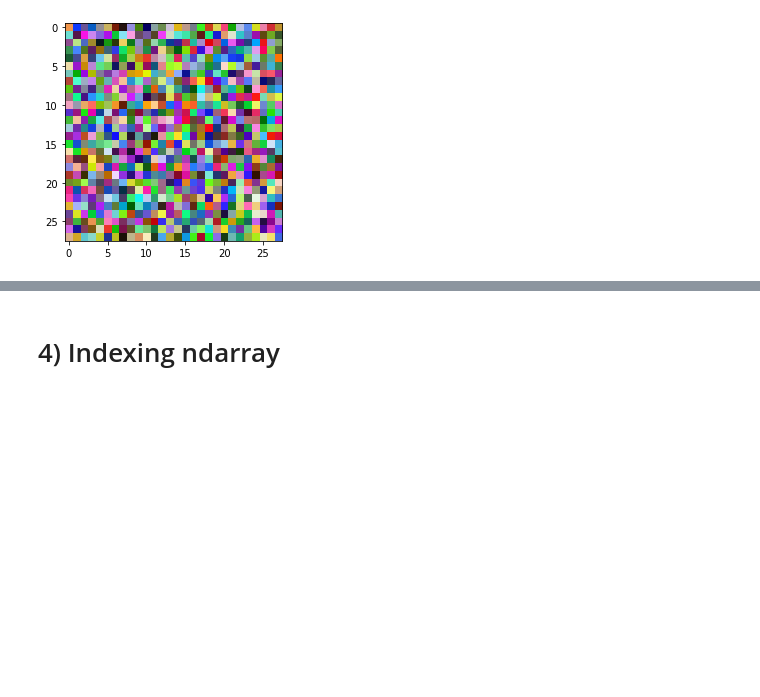
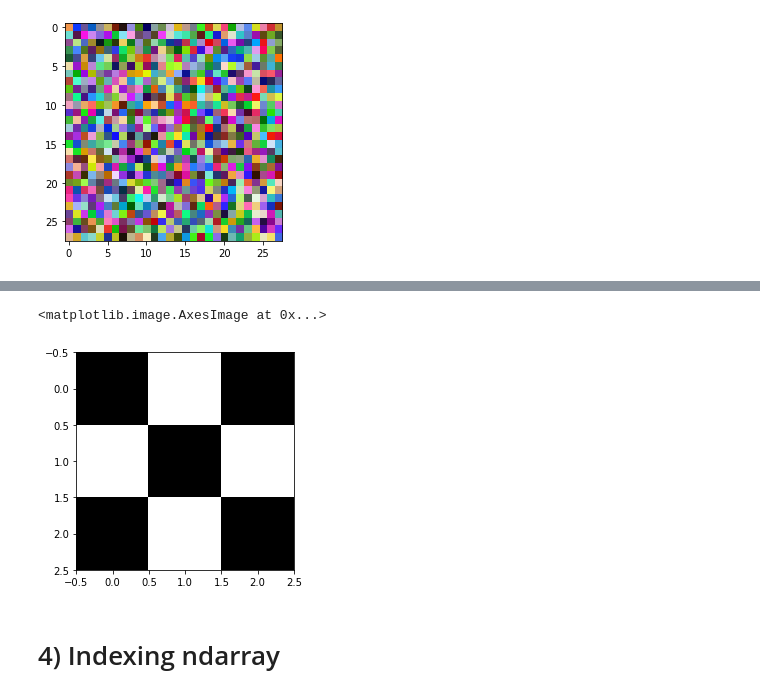
Before and after one commit to bekiekB1/GT_Numpy_Tutorial, a Jupyter notebook: Numpy_Beginner.ipynb, the cells around one changed output, grey strips where cells are left out. Cells and saved outputs as stored; diff of their text form; code cells hidden in the pictures; blank space fills up the shorter version.

```diff
--- a/Numpy_Beginner.ipynb
+++ b/Numpy_Beginner.ipynb
@@ -402,2 +455,7 @@ plt.imshow(arr,cmap='gray')
+# %%
+plt.imshow(arr, cmap='gray')
+# %% [output]
+<matplotlib.image.AxesImage at 0x...>
+[figure, added]
 # %% [markdown]
 # 4) Indexing ndarray
```
Also changed, not shown: parts of 32 cells of this notebook.
